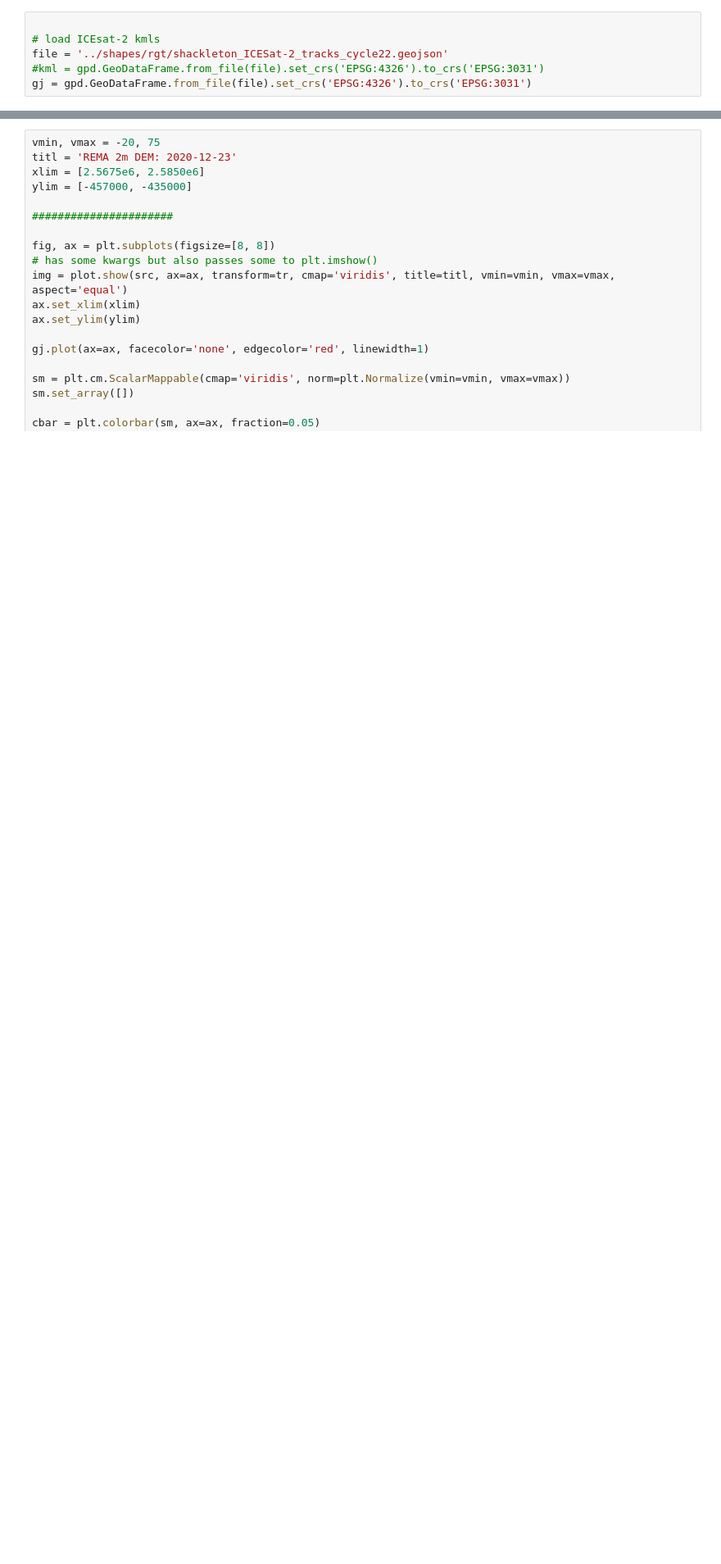
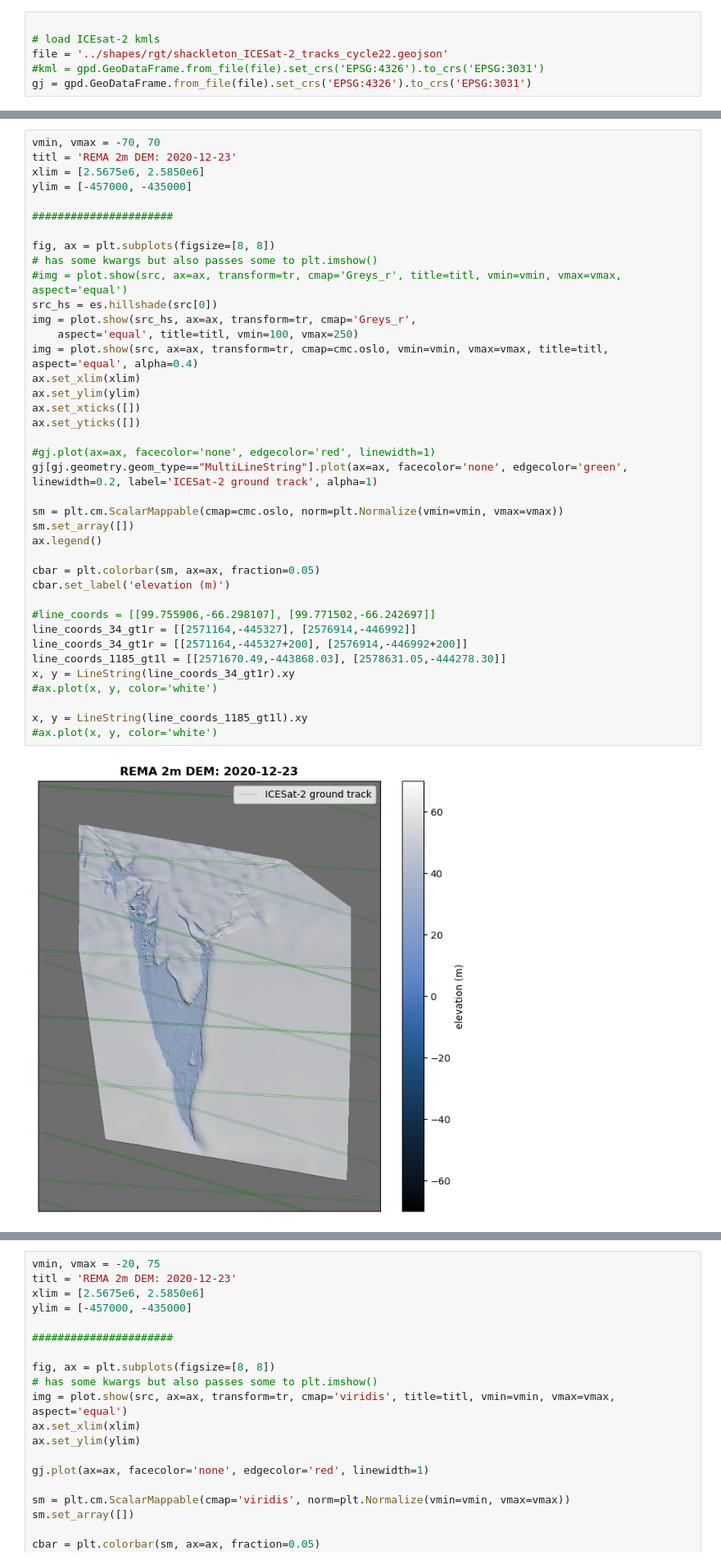
Before and after one commit to chancelorr/rifts, a Jupyter notebook: notebooks/viewREMA.ipynb, the cells around one changed output, grey strips where cells are left out. Shown: that part at 82% size. Drawn from its saved outputs; the diff is of its cells as text; blank space fills up the shorter version.

```diff
--- a/notebooks/viewREMA.ipynb
+++ b/notebooks/viewREMA.ipynb
@@ -55,0 +64,41 @@ gj = gpd.GeoDataFrame.from_file(file).set_crs('EPSG:4326').to_crs('EPSG:3031')
+# %%
+vmin, vmax = -70, 70
+titl = 'REMA 2m DEM: 2020-12-23'
+xlim = [2.5675e6, 2.5850e6]
+ylim = [-457000, -435000]
+
+######################
+
+fig, ax = plt.subplots(figsize=[8, 8])
+# has some kwargs but also passes some to plt.imshow()
+#img = plot.show(src, ax=ax, transform=tr, cmap='Greys_r', title=titl, vmin=vmin, vmax=vmax, aspect='equal')
+src_hs = es.hillshade(src[0])
+img = plot.show(src_hs, ax=ax, transform=tr, cmap='Greys_r',
+    aspect='equal', title=titl, vmin=100, vmax=250)
+img = plot.show(src, ax=ax, transform=tr, cmap=cmc.oslo, vmin=vmin, vmax=vmax, title=titl, aspect='equal', alpha=0.4)
+ax.set_xlim(xlim)
+ax.set_ylim(ylim)
+ax.set_xticks([])
+ax.set_yticks([])
+
+#gj.plot(ax=ax, facecolor='none', edgecolor='red', linewidth=1)
+gj[gj.geometry.geom_type=="MultiLineString"].plot(ax=ax, facecolor='none', edgecolor='green', linewidth=0.2, label='ICESat-2 ground track', alpha=1)
+
+sm = plt.cm.ScalarMappable(cmap=cmc.oslo, norm=plt.Normalize(vmin=vmin, vmax=vmax))
+sm.set_array([])
+ax.legend()
+
+cbar = plt.colorbar(sm, ax=ax, fraction=0.05)
+cbar.set_label('elevation (m)')
+
+#line_coords = [[99.755906,-66.298107], [99.771502,-66.242697]]
+line_coords_34_gt1r = [[2571164,-445327], [2576914,-446992]]
+line_coords_34_gt1r = [[2571164,-445327+200], [2576914,-446992+200]]
+line_coords_1185_gt1l = [[2571670.49,-443868.03], [2578631.05,-444278.30]]
+x, y = LineString(line_coords_34_gt1r).xy
+#ax.plot(x, y, color='white')
+
+x, y = LineString(line_coords_1185_gt1l).xy
+#ax.plot(x, y, color='white')
+# %% [output]
+[figure, added]
```
Also changed, not shown: parts of 3 cells of this notebook, 55 other files.
